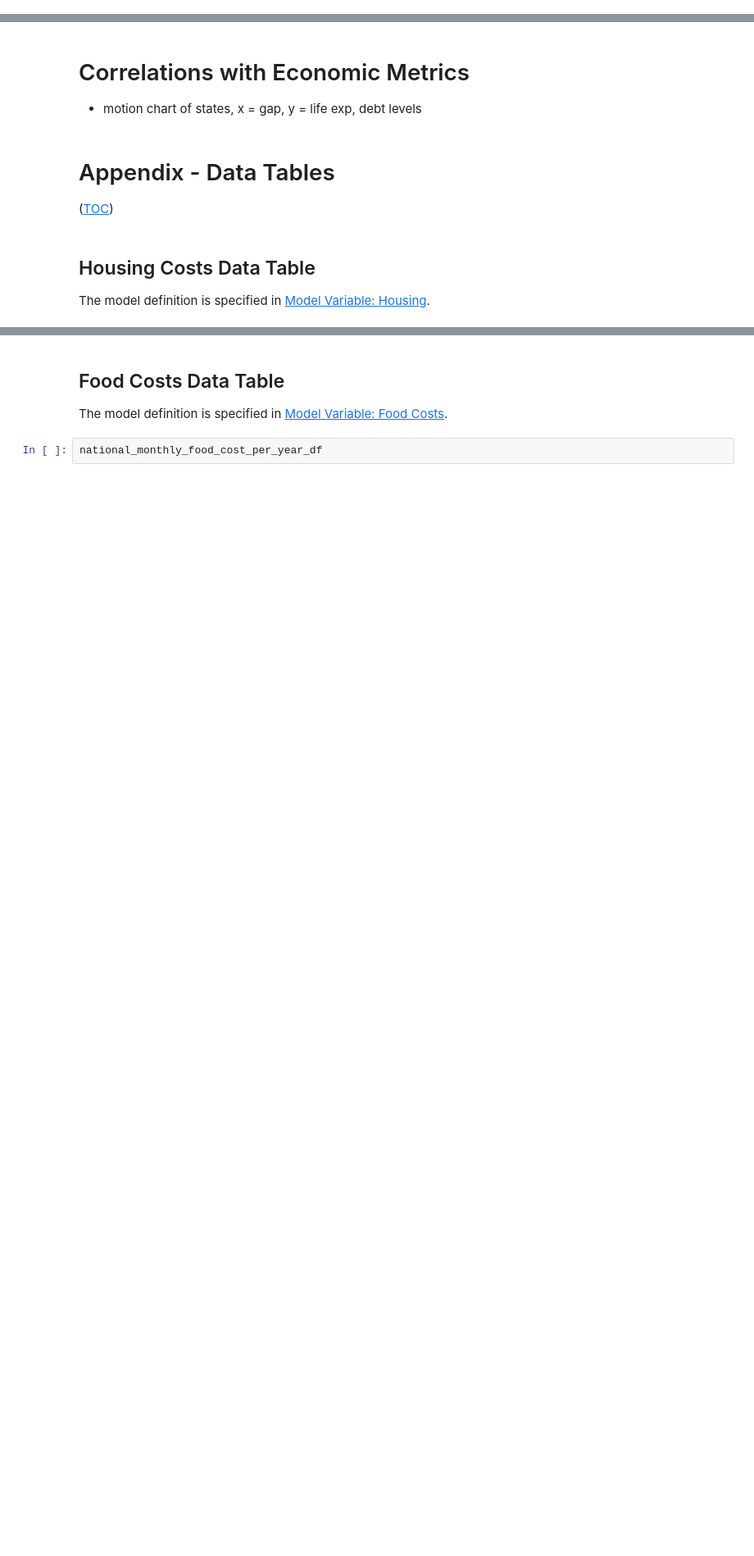
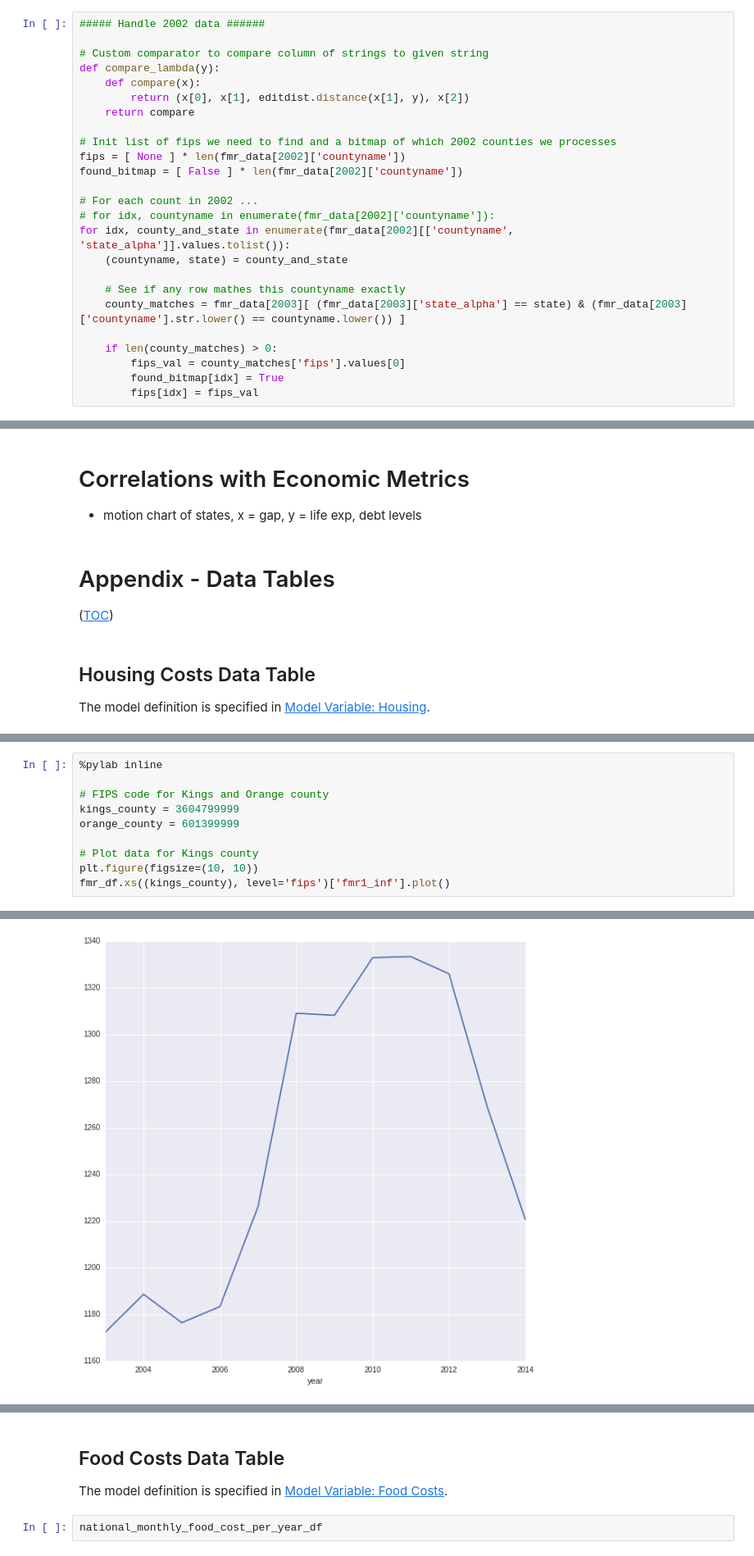
Before and after one commit to jquacinella/LivingWageModelExtension, a Jupyter notebook: Master's Thesis.ipynb, the cells around one changed output, grey strips where cells are left out. Shown at 82% size. Saved outputs shown, nothing was run; the diff lists cells and outputs as text; blank space fills up the shorter version.

```diff
--- a/Master's Thesis.ipynb
+++ b/Master's Thesis.ipynb
@@ -437,0 +379,25 @@ for year in range(2002, 2014):
+# %%
+##### Handle 2002 data ######
+
+# Custom comparator to compare column of strings to given string
+def compare_lambda(y):
+    def compare(x):
+        return (x[0], x[1], editdist.distance(x[1], y), x[2])
+    return compare
+
+# Init list of fips we need to find and a bitmap of which 2002 counties we processes
+fips = [ None ] * len(fmr_data[2002]['countyname'])
+found_bitmap = [ False ] * len(fmr_data[2002]['countyname'])
+
+# For each count in 2002 ...
+# for idx, countyname in enumerate(fmr_data[2002]['countyname']):
+for idx, county_and_state in enumerate(fmr_data[2002][['countyname', 'state_alpha']].values.tolist()):
+    (countyname, state) = county_and_state
+
+    # See if any row mathes this countyname exactly
+    county_matches = fmr_data[2003][ (fmr_data[2003]['state_alpha'] == state) & (fmr_data[2003]['countyname'].str.lower() == countyname.lower()) ]
+
+    if len(county_matches) > 0:
+        fips_val = county_matches['fips'].values[0]
+        found_bitmap[idx] = True
+        fips[idx] = fips_val
@@ -887,0 +965,11 @@ fmr_df
+# %%
+%pylab inline
+
+# FIPS code for Kings and Orange county
+kings_county = 3604799999
+orange_county = 601399999
+
+# Plot data for Kings county
+plt.figure(figsize=(10, 10))
+fmr_df.xs((kings_county), level='fips')['fmr1_inf'].plot()
+# %% [output]
@@ -887,0 +978 @@ fmr_df
+[figure, added]
```
Also changed, not shown: parts of 15 cells of this notebook, 1 other file.
